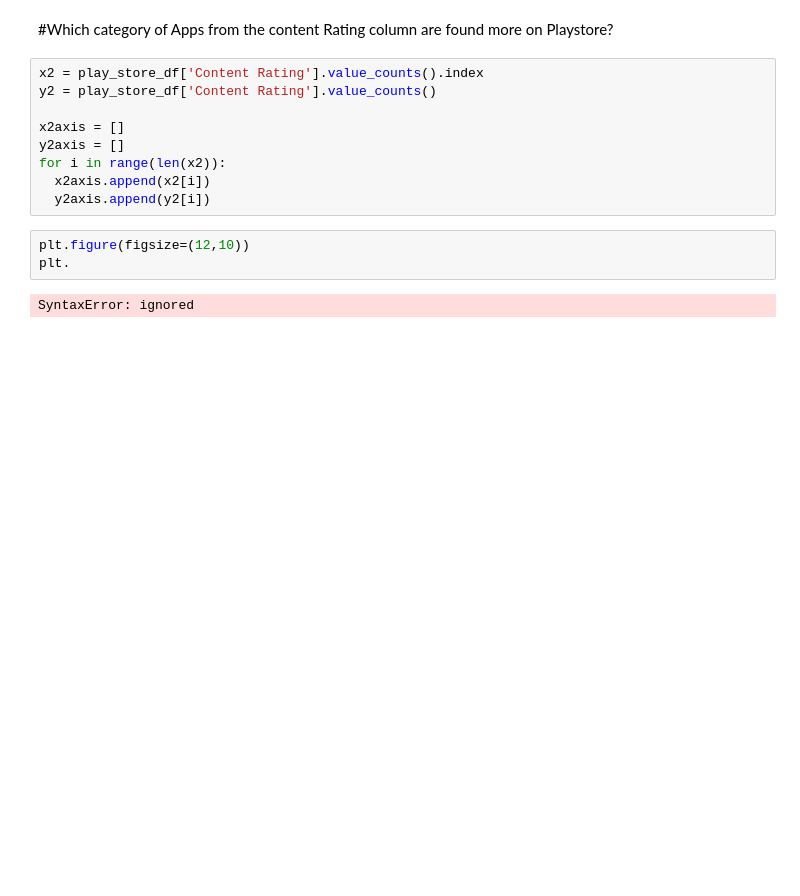
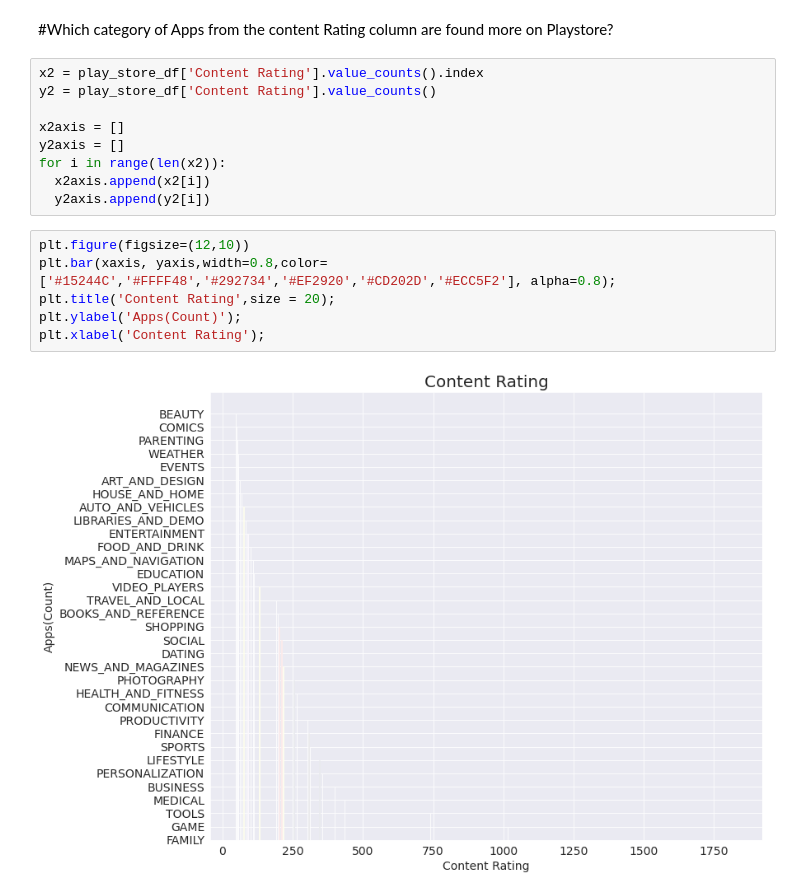
Before and after one commit to pdpranavkumar/Machine-Learning-Models, a Jupyter notebook: Play_Store_App_Review_Analysis_Pranav_Dhabale_Capstone_Project.ipynb, the cells around one changed output. Drawn from its saved outputs; the diff is of its cells as text; blank space fills up the shorter version.

```diff
--- a/Play_Store_App_Review_Analysis_Pranav_Dhabale_Capstone_Project.ipynb
+++ b/Play_Store_App_Review_Analysis_Pranav_Dhabale_Capstone_Project.ipynb
@@ -490,8 +490,11 @@ y2axis = []
 for i in range(len(x2)):
   x2axis.append(x2[i])
   y2axis.append(y2[i])
-# %%
-plt.figure(figsize=(12,10))
-plt.
-# %% [output]
-SyntaxError: ignored
+# %%
+plt.figure(figsize=(12,10))
+plt.bar(xaxis, yaxis,width=0.8,color=['#15244C','#FFFF48','#292734','#EF2920','#CD202D','#ECC5F2'], alpha=0.8);
+plt.title('Content Rating',size = 20);
+plt.ylabel('Apps(Count)');
+plt.xlabel('Content Rating');
+# %% [output]
+[figure, added]
```
Also changed, not shown: parts of 2 cells of this notebook.
